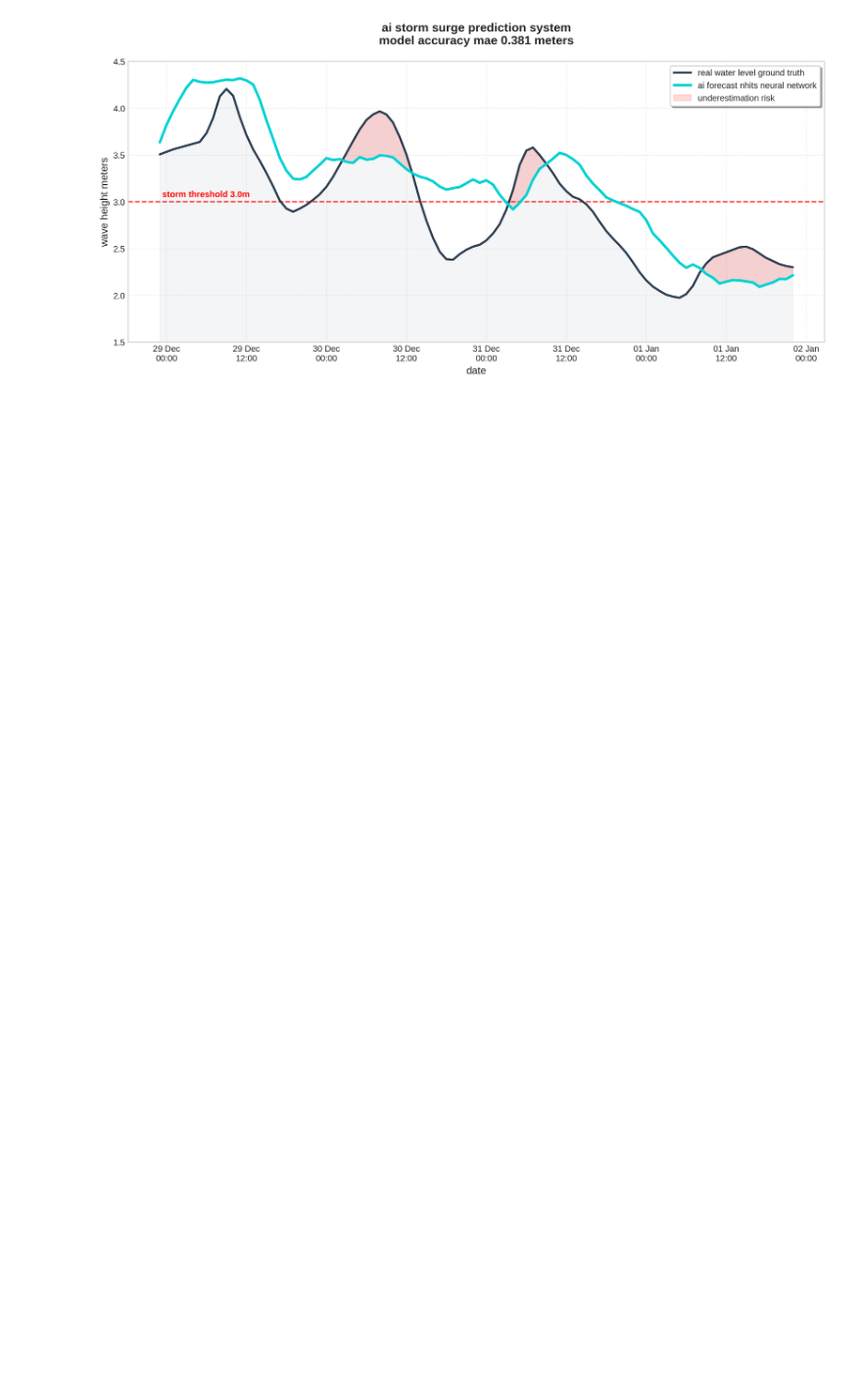
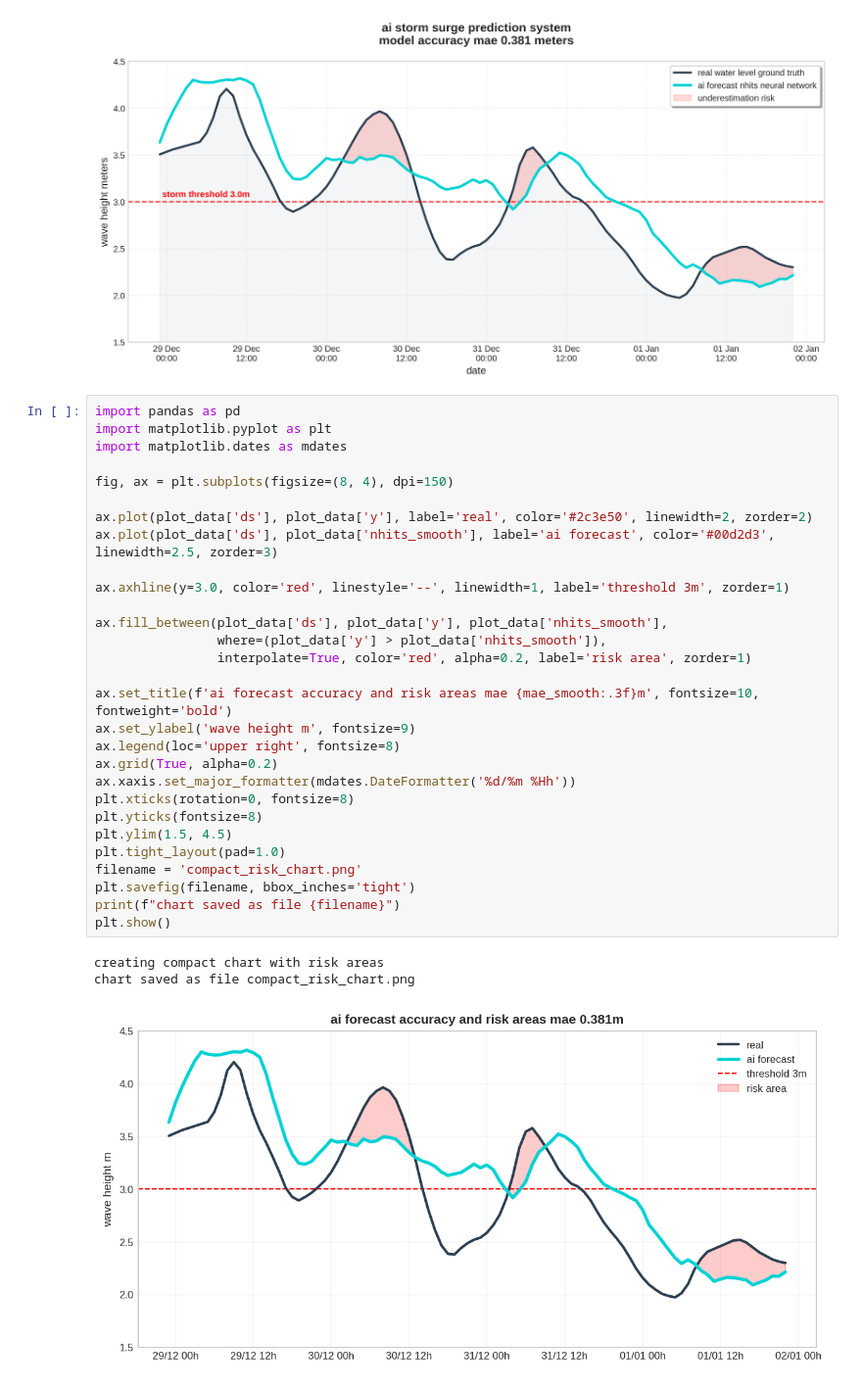
Before and after one commit to lizaArnauta/AI_project_storm_forecast, a Jupyter notebook: AI_project.ipynb, the cells around one changed output. Shown at 98% size. Saved outputs shown, nothing was run; the diff lists cells and outputs as text; blank space fills up the shorter version.

Commit message:
add data visualization

```diff
--- a/AI_project.ipynb
+++ b/AI_project.ipynb
@@ -905,3 +905,36 @@ INFO:pytorch_lightning.accelerators.cuda:LOCAL_RANK: 0 - CUDA_VISIBLE_DEVICES: [
 [interactive output not drawn]
 [interactive output not drawn]
 [figure]
+# %%
+import pandas as pd
+import matplotlib.pyplot as plt
+import matplotlib.dates as mdates
+
+fig, ax = plt.subplots(figsize=(8, 4), dpi=150)
+
+ax.plot(plot_data['ds'], plot_data['y'], label='real', color='#2c3e50', linewidth=2, zorder=2)
+ax.plot(plot_data['ds'], plot_data['nhits_smooth'], label='ai forecast', color='#00d2d3', linewidth=2.5, zorder=3)
+
+ax.axhline(y=3.0, color='red', linestyle='--', linewidth=1, label='threshold 3m', zorder=1)
+
+ax.fill_between(plot_data['ds'], plot_data['y'], plot_data['nhits_smooth'],
+                where=(plot_data['y'] > plot_data['nhits_smooth']),
+                interpolate=True, color='red', alpha=0.2, label='risk area', zorder=1)
+
+ax.set_title(f'ai forecast accuracy and risk areas mae {mae_smooth:.3f}m', fontsize=10, fontweight='bold')
+ax.set_ylabel('wave height m', fontsize=9)
+ax.legend(loc='upper right', fontsize=8)
+ax.grid(True, alpha=0.2)
+ax.xaxis.set_major_formatter(mdates.DateFormatter('%d/%m %Hh'))
+plt.xticks(rotation=0, fontsize=8)
+plt.yticks(fontsize=8)
+plt.ylim(1.5, 4.5)
+plt.tight_layout(pad=1.0)
+filename = 'compact_risk_chart.png'
+plt.savefig(filename, bbox_inches='tight')
+print(f"chart saved as file {filename}")
+plt.show()
+# %% [output]
+creating compact chart with risk areas
+chart saved as file compact_risk_chart.png
+[figure, added]
```
